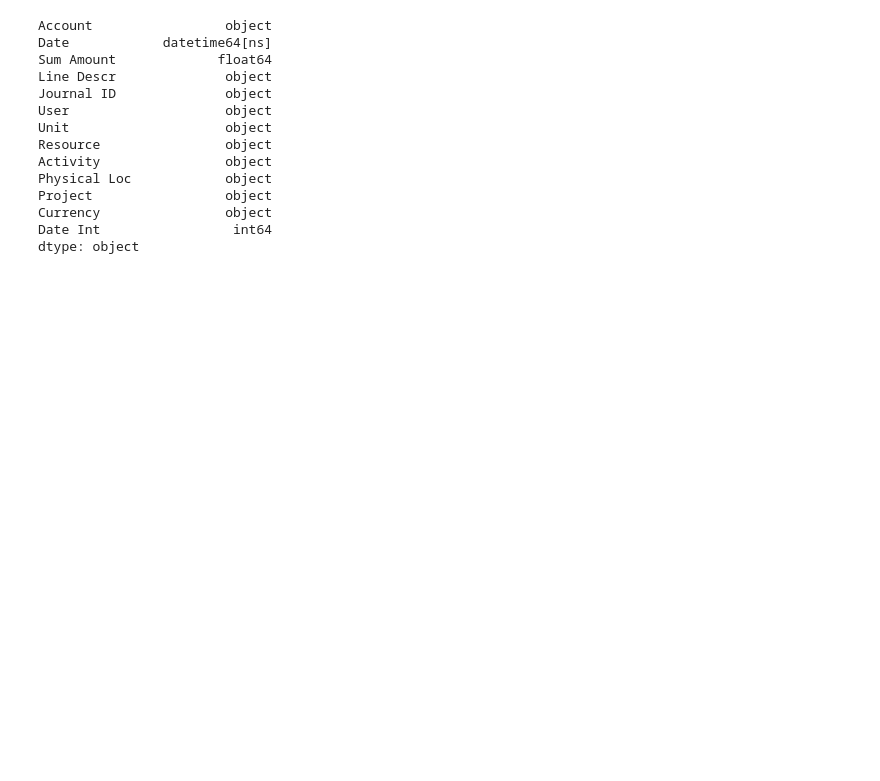
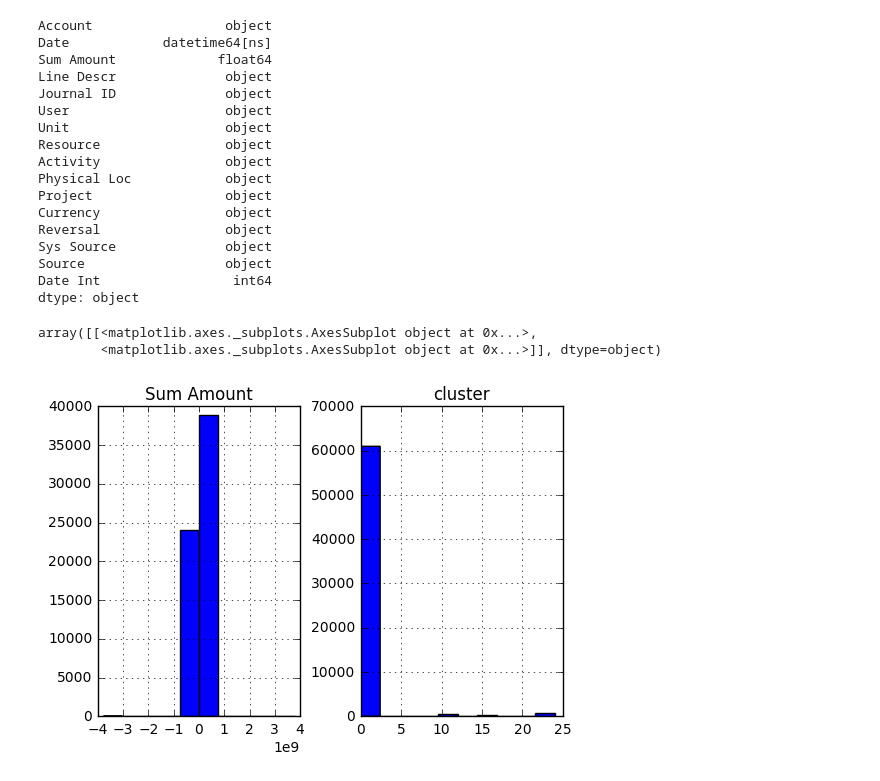
Before and after one commit to yaskyj/journal-entry-analysis, a Jupyter notebook: Journal Entry K-means.ipynb, the cells around one changed output. Saved outputs shown, nothing was run; the diff lists cells and outputs as text; code cells hidden in the pictures; blank space fills up the shorter version.

Commit message:
Complete with all data from Jan through Jun

```diff
--- a/Journal Entry K-means.ipynb
+++ b/Journal Entry K-means.ipynb
@@ -4,7 +4,7 @@ import pandas as pd
 import matplotlib.pyplot as plt
 %matplotlib inline
 # %%
-je_data = pd.read_csv("jan-je.xls")
+je_data = pd.read_csv("jan-jun-je.xls")
 # %%
 ### Convert date object to date
 je_data['Date'] = pd.to_datetime(je_data['Date'])
@@ -28,13 +28,17 @@ Activity                object
 Physical Loc            object
 Project                 object
 Currency                object
+Reversal                object
+Sys Source              object
+Source                  object
 Date Int                 int64
 dtype: object
 # %%
 from sklearn.feature_extraction import DictVectorizer
 
 # Turn categorical features into 1-hot encoded features
-categorical_features = je_data[['Account', 'User', 'Unit', 'Resource', 'Activity']] #, 'Physical Loc', 'Project'
+categorical_features = je_data[['Account', 'User', 'Unit', 'Resource',
+                                'Activity', 'Physical Loc', 'Project']] #
 #dv = DictVectorizer()
 # accounts = pd.get_dummies(je_data['Account']).rename(columns=lambda x: str(x))
 # users = pd.get_dummies(je_data['User']).rename(columns=lambda x: str(x))
@@ -61,11 +65,16 @@ clusters = clustering_model.fit_predict(data_matrix)
 # %%
 results = pd.DataFrame({'cluster' : clusters,'Account' : je_data['Account'],'Date' : je_data['Date'],
                         'Sum Amount' : je_data['Sum Amount'], 'Line Descr' : je_data['Line Descr'],
                         'Journal ID' : je_data['Journal ID'],'User' : je_data['User'],
                         'Unit' : je_data['Unit'],'Resource' : je_data['Resource'],
                         'Activity' : je_data['Activity'],'Physical Loc' : je_data['Physical Loc'],
-                        'Project' : je_data['Project'],'Currency' : je_data['Currency']})
+                        'Project' : je_data['Project'],'Currency' : je_data['Currency'],
+                        'Sys Source' : je_data['Sys Source'],'Source' : je_data['Source']})
 cluster_counts = results.groupby('cluster')['Sum Amount'].value_counts()
 results.hist()
+# %% [output]
+array([[<matplotlib.axes._subplots.AxesSubplot object at 0x...>,
+        <matplotlib.axes._subplots.AxesSubplot object at 0x...>]], dtype=object)
+[figure, added]
 # %%
 results.describe()
```
Also changed, not shown: parts of 4 cells of this notebook.
